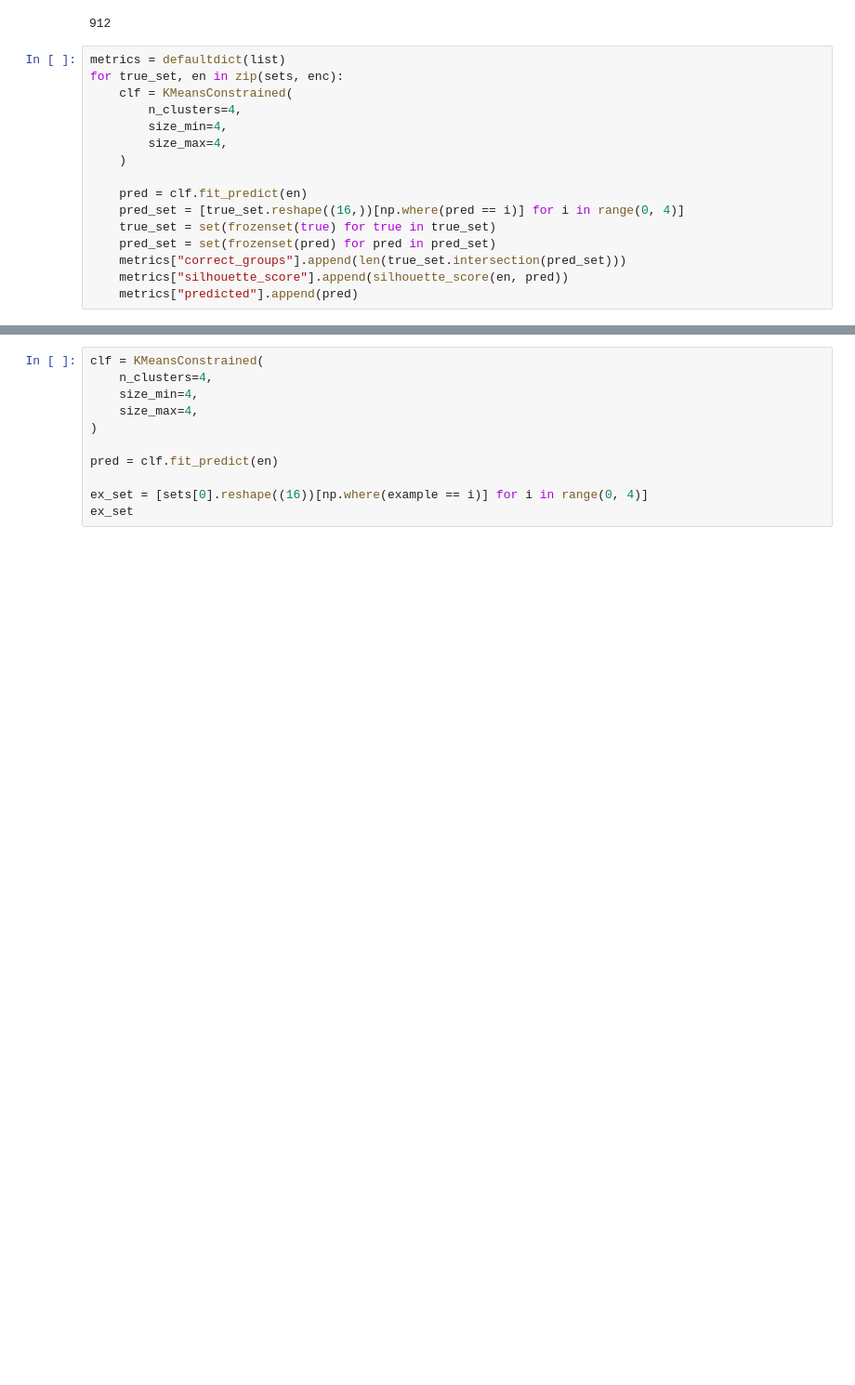
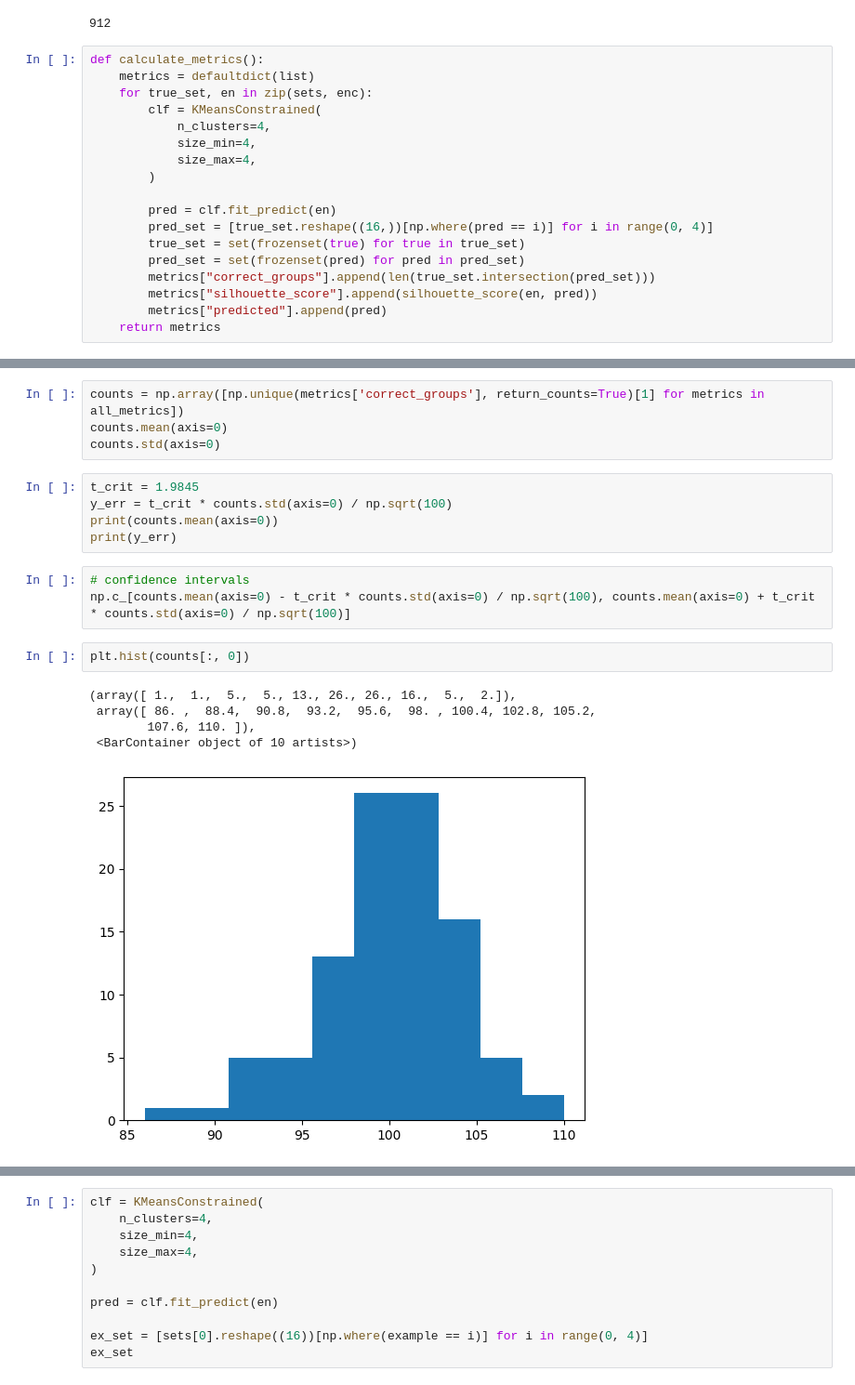
Before and after one commit to BenjaminHinchliff/CSC480-nyt-connections, a Jupyter notebook: glove.ipynb, the cells around one changed output, grey strips where cells are left out. Shown at 93% size. Drawn from its saved outputs; the diff is of its cells as text; blank space fills up the shorter version.

```diff
--- a/glove.ipynb
+++ b/glove.ipynb
@@ -94,18 +94,20 @@ len(sample)
 # %% [output]
 912
 # %%
-metrics = defaultdict(list)
-for true_set, en in zip(sets, enc):
-    clf = KMeansConstrained(
-        n_clusters=4,
-        size_min=4,
-        size_max=4,
-    )
+def calculate_metrics():
+    metrics = defaultdict(list)
+    for true_set, en in zip(sets, enc):
+        clf = KMeansConstrained(
+            n_clusters=4,
+            size_min=4,
+            size_max=4,
+        )
 
-    pred = clf.fit_predict(en)
-    pred_set = [true_set.reshape((16,))[np.where(pred == i)] for i in range(0, 4)]
-    true_set = set(frozenset(true) for true in true_set)
-    pred_set = set(frozenset(pred) for pred in pred_set)
-    metrics["correct_groups"].append(len(true_set.intersection(pred_set)))
-    metrics["silhouette_score"].append(silhouette_score(en, pred))
-    metrics["predicted"].append(pred)
+        pred = clf.fit_predict(en)
+        pred_set = [true_set.reshape((16,))[np.where(pred == i)] for i in range(0, 4)]
+        true_set = set(frozenset(true) for true in true_set)
+        pred_set = set(frozenset(pred) for pred in pred_set)
+        metrics["correct_groups"].append(len(true_set.intersection(pred_set)))
+        metrics["silhouette_score"].append(silhouette_score(en, pred))
+        metrics["predicted"].append(pred)
+    return metrics
@@ -112 +119,21 @@ for true_set, en in zip(sets, enc):
+# %%
+counts = np.array([np.unique(metrics['correct_groups'], return_counts=True)[1] for metrics in all_metrics])
+counts.mean(axis=0)
+counts.std(axis=0)
+# %%
+t_crit = 1.9845
+y_err = t_crit * counts.std(axis=0) / np.sqrt(100)
+print(counts.mean(axis=0))
+print(y_err)
+# %%
+# confidence intervals
+np.c_[counts.mean(axis=0) - t_crit * counts.std(axis=0) / np.sqrt(100), counts.mean(axis=0) + t_crit * counts.std(axis=0) / np.sqrt(100)]
+# %%
+plt.hist(counts[:, 0])
+# %% [output]
+(array([ 1.,  1.,  5.,  5., 13., 26., 26., 16.,  5.,  2.]),
+ array([ 86. ,  88.4,  90.8,  93.2,  95.6,  98. , 100.4, 102.8, 105.2,
+        107.6, 110. ]),
+ <BarContainer object of 10 artists>)
+[figure, added]
 # %%
```
Also changed, not shown: parts of 9 cells of this notebook, 2 other files.
